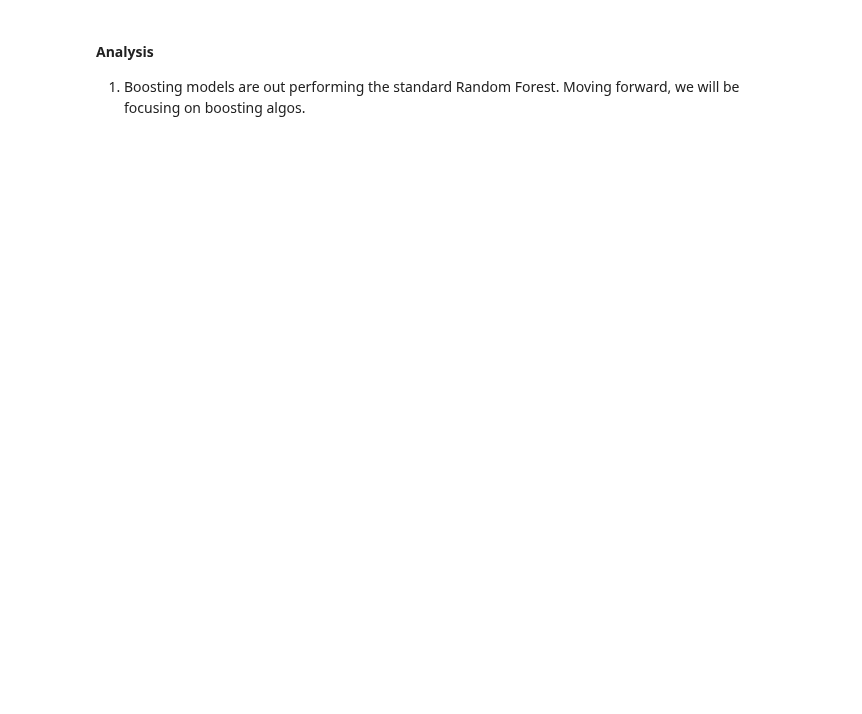
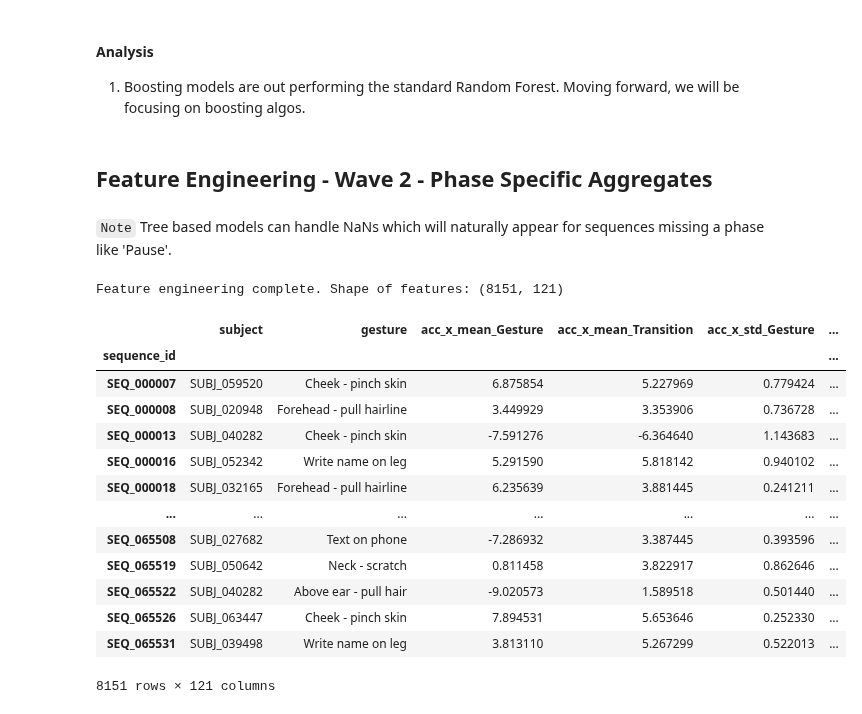
Before and after one commit to bachaudhry/kaggle-cmi-detect-behavior, a Jupyter notebook: notebooks/02-model-training.ipynb, the cells around one changed output. Drawn from its saved outputs; the diff is of its cells as text; code cells hidden in the pictures; blank space fills up the shorter version.

Commit message:
Run wave-1 FE, train models and upload project structure

```diff
--- a/notebooks/02-model-training.ipynb
+++ b/notebooks/02-model-training.ipynb
@@ -358,3 +390,7 @@ Run summary:
 #### Analysis
 
 1. Boosting models are out performing the standard Random Forest. Moving forward, we will be focusing on boosting algos.
+# %% [markdown]
+## Feature Engineering - Wave 2 - Phase Specific Aggregates
+# %% [markdown]
+`Note` Tree based models can handle NaNs which will naturally appear for sequences missing a phase like 'Pause'.
@@ -360,0 +440,19 @@ Run summary:
+# %%
+features_df = create_wave1_features(train_df)
+display_all(features_df)
+# %% [output]
+Feature engineering complete. Shape of features: (8151, 121)
+|  | subject | gesture | acc_x_mean_Gesture | acc_x_mean_Transition | acc_x_std_Gesture | ... |
+| sequence_id |  |  |  |  |  | ... |
+| SEQ_000007 | SUBJ_059520 | Cheek - pinch skin | 6.875854 | 5.227969 | 0.779424 | ... |
+| SEQ_000008 | SUBJ_020948 | Forehead - pull hairline | 3.449929 | 3.353906 | 0.736728 | ... |
+| SEQ_000013 | SUBJ_040282 | Cheek - pinch skin | -7.591276 | -6.364640 | 1.143683 | ... |
+| SEQ_000016 | SUBJ_052342 | Write name on leg | 5.291590 | 5.818142 | 0.940102 | ... |
+| SEQ_000018 | SUBJ_032165 | Forehead - pull hairline | 6.235639 | 3.881445 | 0.241211 | ... |
+| ... | ... | ... | ... | ... | ... | ... |
+| SEQ_065508 | SUBJ_027682 | Text on phone | -7.286932 | 3.387445 | 0.393596 | ... |
+| SEQ_065519 | SUBJ_050642 | Neck - scratch | 0.811458 | 3.822917 | 0.862646 | ... |
+| SEQ_065522 | SUBJ_040282 | Above ear - pull hair | -9.020573 | 1.589518 | 0.501440 | ... |
+| SEQ_065526 | SUBJ_063447 | Cheek - pinch skin | 7.894531 | 5.653646 | 0.252330 | ... |
+| SEQ_065531 | SUBJ_039498 | Write name on leg | 3.813110 | 5.267299 | 0.522013 | ... |
+8151 rows × 121 columns
```
Also changed, not shown: parts of 10 cells of this notebook, 1 other file.
